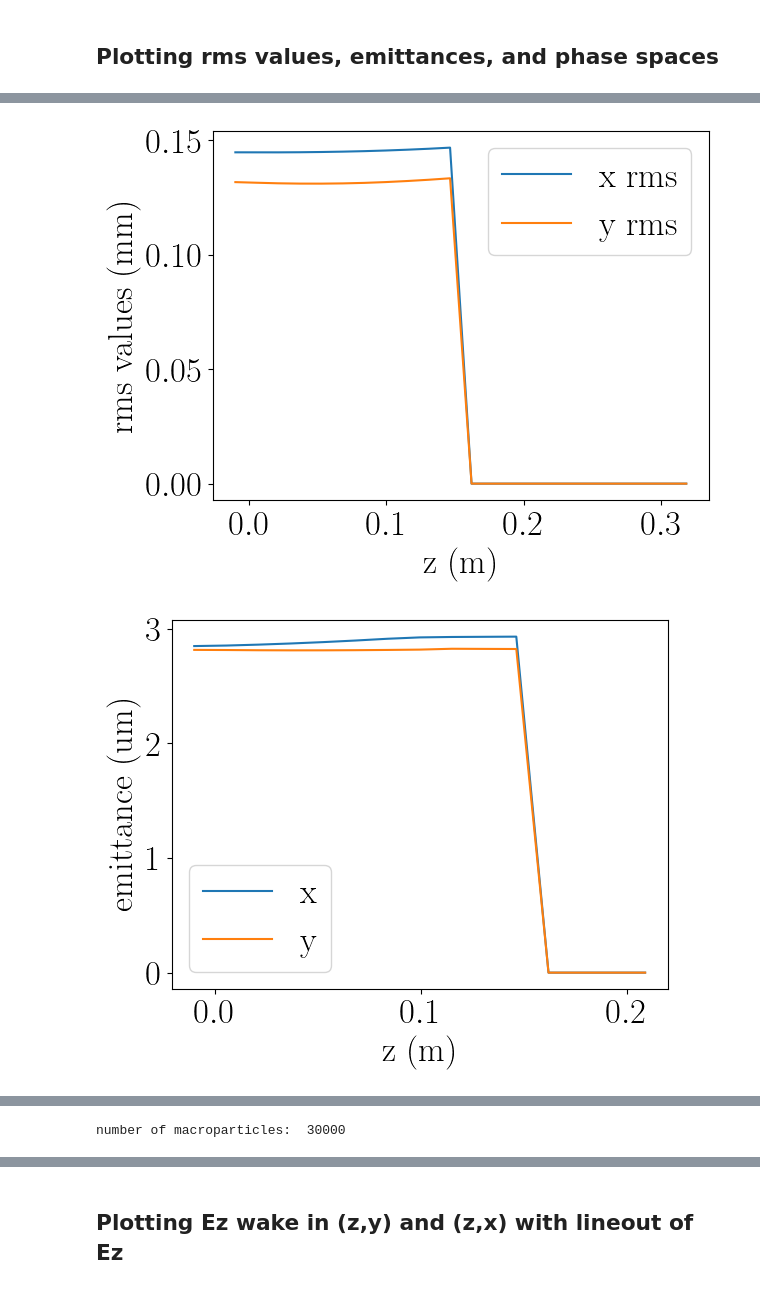
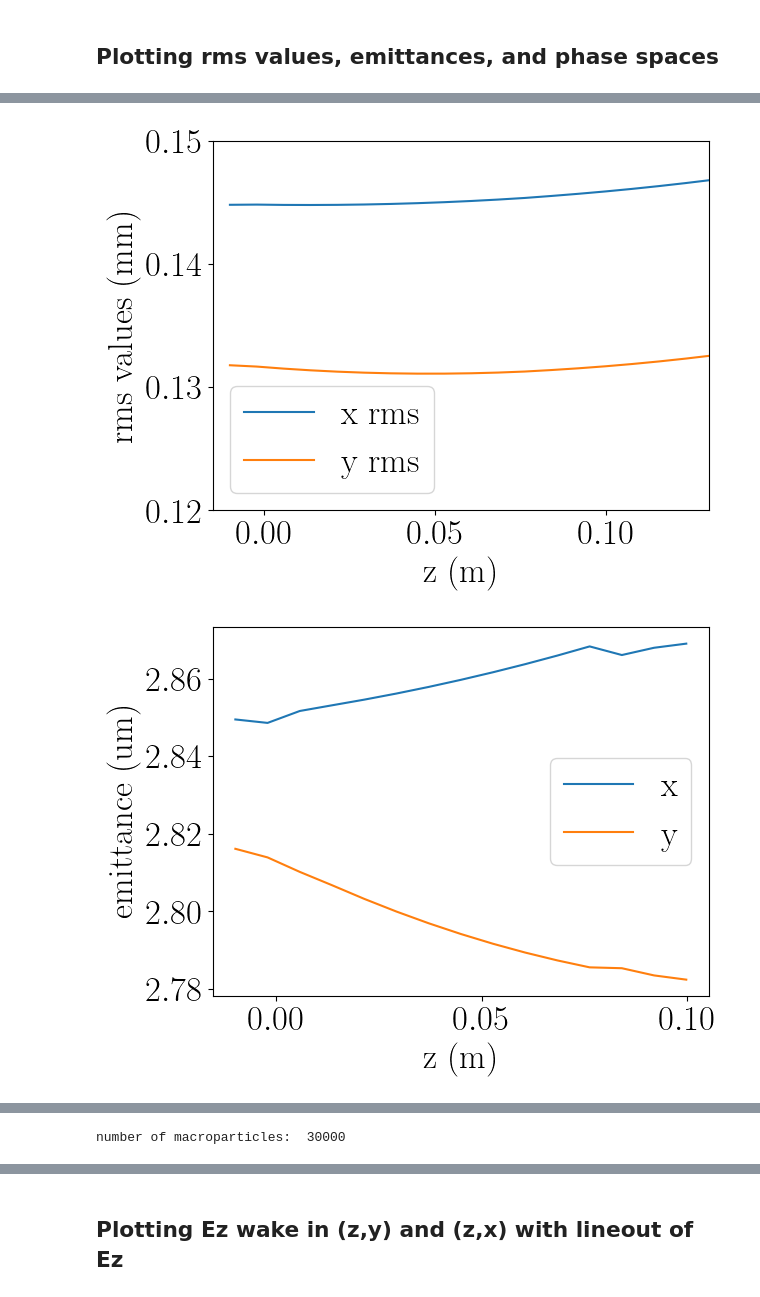
Before and after one commit to Poto45/AWA_beamline_sim, a Jupyter notebook: PlotFiles/warpx/analyonebeam.ipynb, the cells around one changed output, grey strips where cells are left out. Saved outputs shown, nothing was run; the diff lists cells and outputs as text; code cells hidden in the pictures.

```diff
--- a/PlotFiles/warpx/analyonebeam.ipynb
+++ b/PlotFiles/warpx/analyonebeam.ipynb
@@ -313,6 +333,8 @@ plt.show()
 plt.plot(zstructure,xrms*1e3,label='x rms')
 plt.plot(zstructure,yrms*1e3,label='y rms')
 plt.legend()
+plt.xlim([-.015,.13])
+plt.ylim([.12,.15])
 plt.xlabel('z (m)')
 plt.ylabel('rms values (mm)')
 plt.show()
@@ -401,2 +423,2 @@ plt.show()
-[figure, old version]
+[figure, new version]
-[figure, old version]
+[figure, new version]
```
Also changed, not shown: parts of 13 cells of this notebook.
